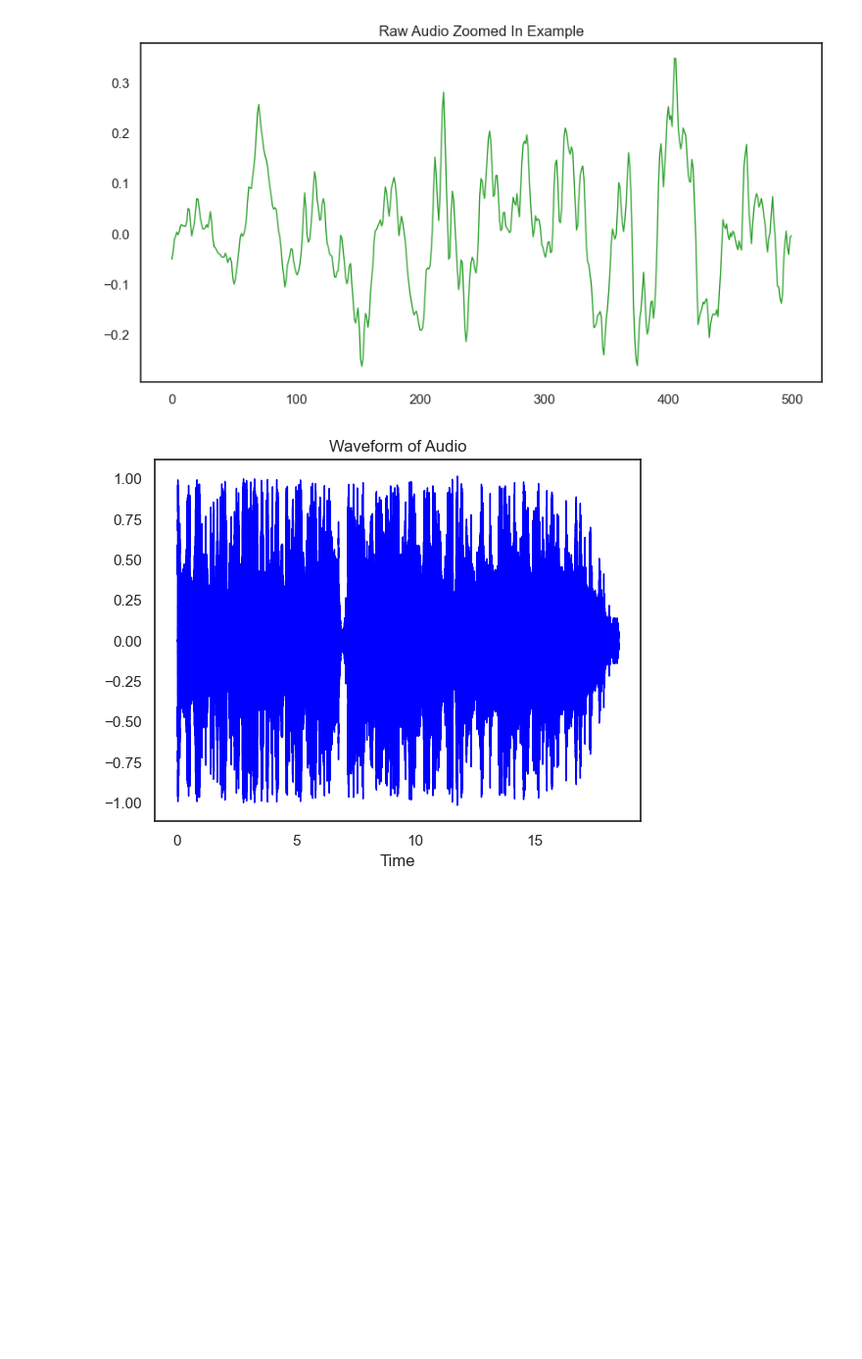
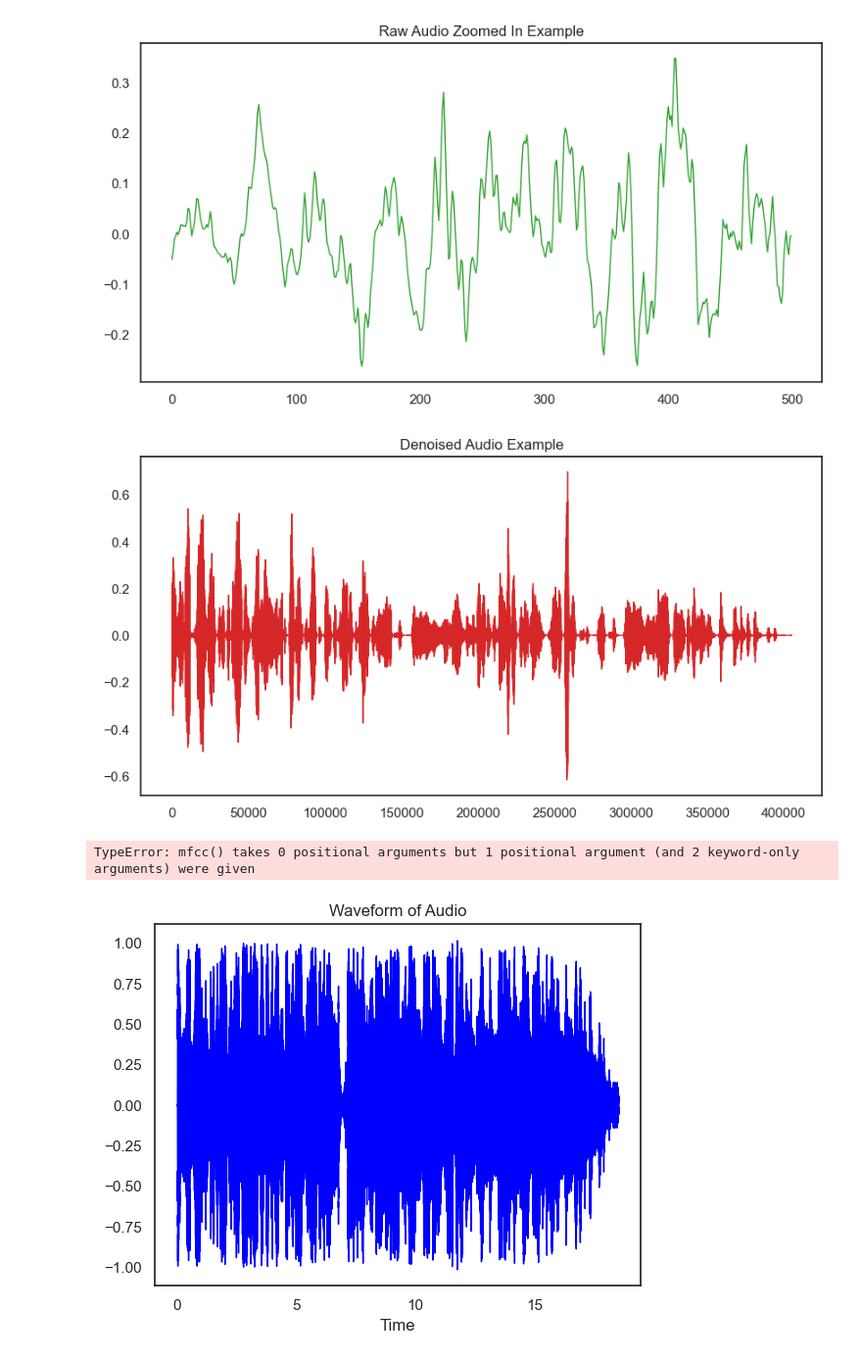
Before and after one commit to Yuvanthikhaa/wavesync, a Jupyter notebook: main.ipynb, the cells around one changed output. Shown: that part at 98% size. Saved outputs shown, nothing was run; the diff lists cells and outputs as text; code cells hidden in the pictures; blank space fills up the shorter version.

```diff
--- a/main.ipynb
+++ b/main.ipynb
@@ -70,3 +68,41 @@ rate, data = wavfile.read("mywav.wav")
+# %%
+# Import noisereduce library
+import noisereduce as nr
+
+# Reduce noise using noisereduce
+reduced_noise = nr.reduce_noise(y_trimmed, sr)
+
+# Plot the denoised audio
+pd.Series(reduced_noise).plot(figsize=(10, 5),
+                  lw=1,
+                  title='Denoised Audio Example',
+                 color=color_pal[3])
+plt.show()
+
+# Save the denoised audio to a WAV file
+wavfile.write("D:/wavesync/lis_denoised.wav", sr, reduced_noise)
+# %% [output]
+[figure, added]
+# %%
+import librosa
+import numpy as np
+
+def extract_mfccs(audio_path):
+    # Load the audio signal
+    y, sr = librosa.load(audio_path)
+
+    # Extract Mel-frequency cepstral coefficients
+    mfccs = librosa.feature.mfcc(y, sr=sr, n_mfcc=20)
+
+    # Return the MFCCs as a 2D array
+    return mfccs.T
+
+# Example usage
+audio_path = "D:/wavesync/lis.wav"
+mfccs = extract_mfccs(audio_path)
+print(mfccs.shape)  # Output: (20, 407925)
+# %% [output]
+TypeError: mfcc() takes 0 positional arguments but 1 positional argument (and 2 keyword-only arguments) were given
 # %%
 librosa.display.waveshow(y, sr=sr,color="b")
 plt.title("Waveform of Audio")
```
Also changed, not shown: parts of 4 cells of this notebook, 1 other file.
